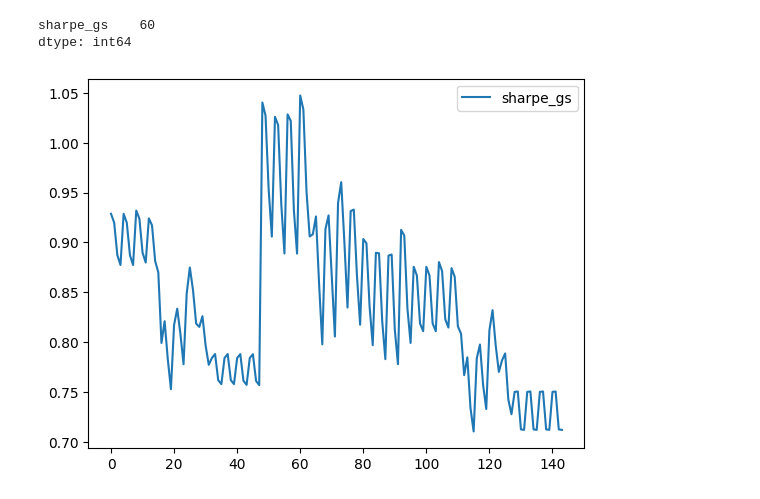
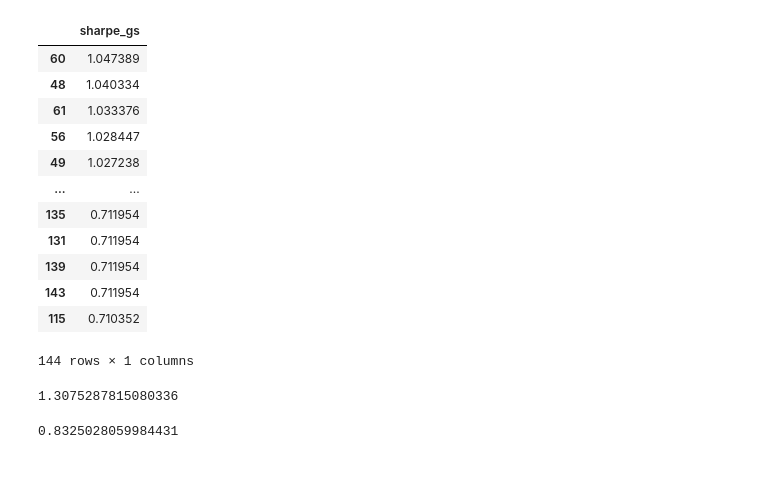
Before and after one commit to vcnzbrgd/Mean-Reverting-Strategy-and-Trades-Optimal-Sizing, a Jupyter notebook: mean_reverting_strategy.ipynb, the cells around one changed output. Drawn from its saved outputs; the diff is of its cells as text; code cells hidden in the pictures; blank space fills up the shorter version.

```diff
--- a/mean_reverting_strategy.ipynb
+++ b/mean_reverting_strategy.ipynb
@@ -265,16 +97,31 @@ sharpe_gs_ptf.to_csv(f'GS_Sharpe_{str(pd.Timestamp.now())[:16]}.csv')
-# %%
-sharpe_gs_ptf.plot()
-sharpe_gs_ptf.idxmax()
-# %% [output]
-sharpe_gs    60
-dtype: int64
-[figure, removed]
+# %%
+sharpe_gs_ptf = pd.read_csv('GS_Sharpe_2024-02-24 22:34.csv', index_col=0)
+sharpe_gs_ptf.sort_values(by='sharpe_gs', ascending=False)
+# %% [output]
+|  | sharpe_gs |
+| 60 | 1.047389 |
+| 48 | 1.040334 |
+| 61 | 1.033376 |
+| 56 | 1.028447 |
+| 49 | 1.027238 |
+| ... | ... |
+| 135 | 0.711954 |
+| 131 | 0.711954 |
+| 139 | 0.711954 |
+| 143 | 0.711954 |
+| 115 | 0.710352 |
+144 rows × 1 columns
 # %%
-trades_list, trades_pnl = run_bt_pipeline(TRADED_SECURITIES,
-            GS_PARAMS[4][0],
-            GS_PARAMS[4][1],
-            GS_PARAMS[4][2],
-            GS_PARAMS[4][3],
+migliore = GS_PARAMS[60]
+SIGMA_WDW = 63
+GAMMA = 0.3
+
+trades_list, trades_pnl = run_bt_pipeline(df,
+            TRADED_SECURITIES,
+            migliore[0],
+            migliore[1],
+            migliore[2],
+            migliore[3],
             SUPPORTIVE_PCTL_MOVE,
             COUNTER_PCTL_MOVE,
             TRADES_MAX_DAYS,
@@ -282,6 +129,14 @@ trades_list, trades_pnl = run_bt_pipeline(TRADED_SECURITIES,
             SIGMA_WDW,
             GAMMA,
             )
+
+(trades_list['sharpe_ratio'] * trades_list['weight']).sum()
+# %% [output]
+1.3075287815080336
+# %%
+(trades_list['sharpe_ratio'] * trades_list['weight']).sum()
+# %% [output]
+0.8325028059984431
 # %%
 trades_list.groupby('security_id').apply(lambda x: hit_ratio(x), include_groups=False).rename('hit_ratio').to_frame().join(
      trades_list.groupby('security_id').apply(lambda x: win_loss(x), include_groups=False).rename('win_loss').to_frame())
```
Also changed, not shown: parts of 6 cells of this notebook, 1 other file.
